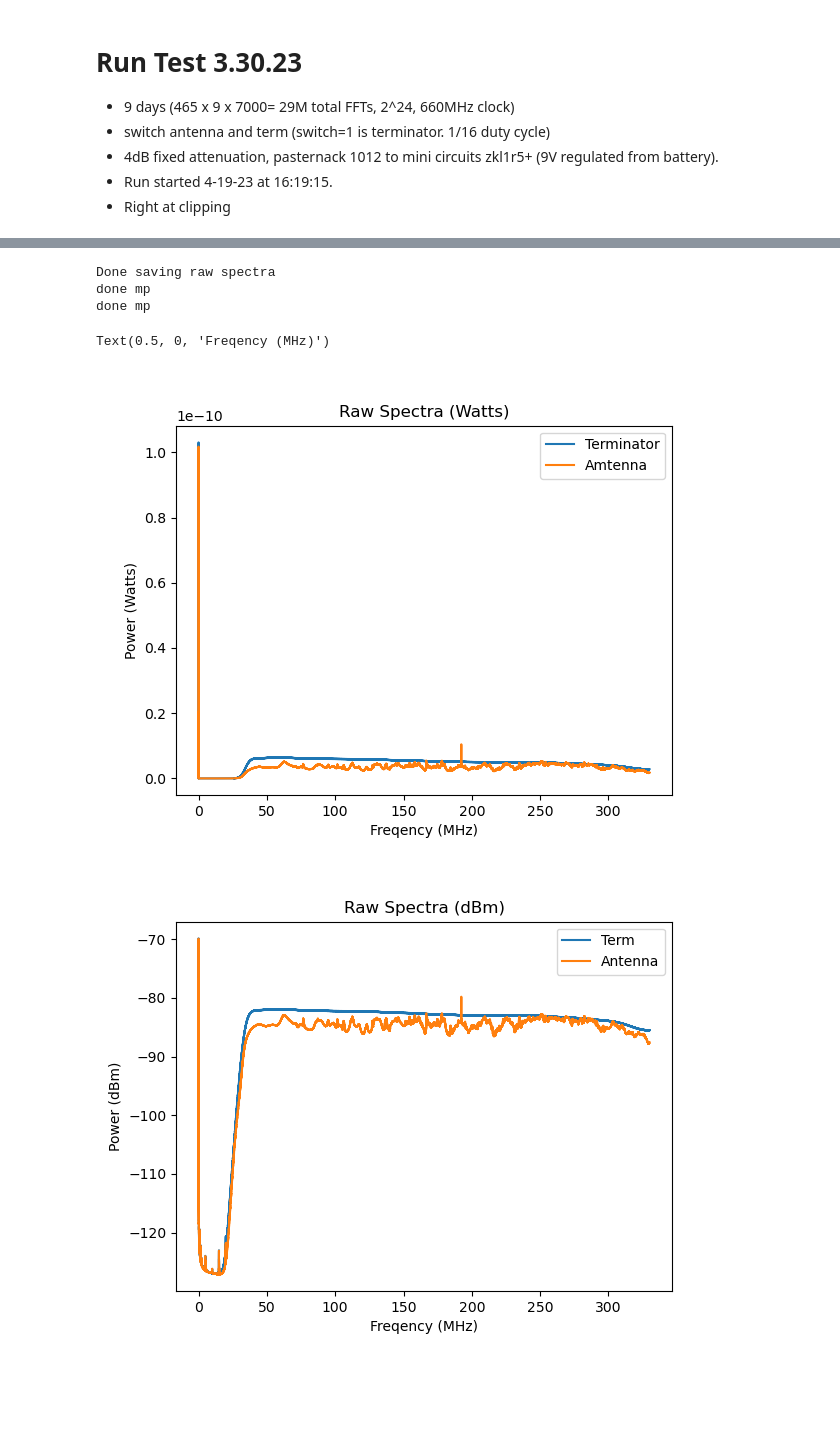
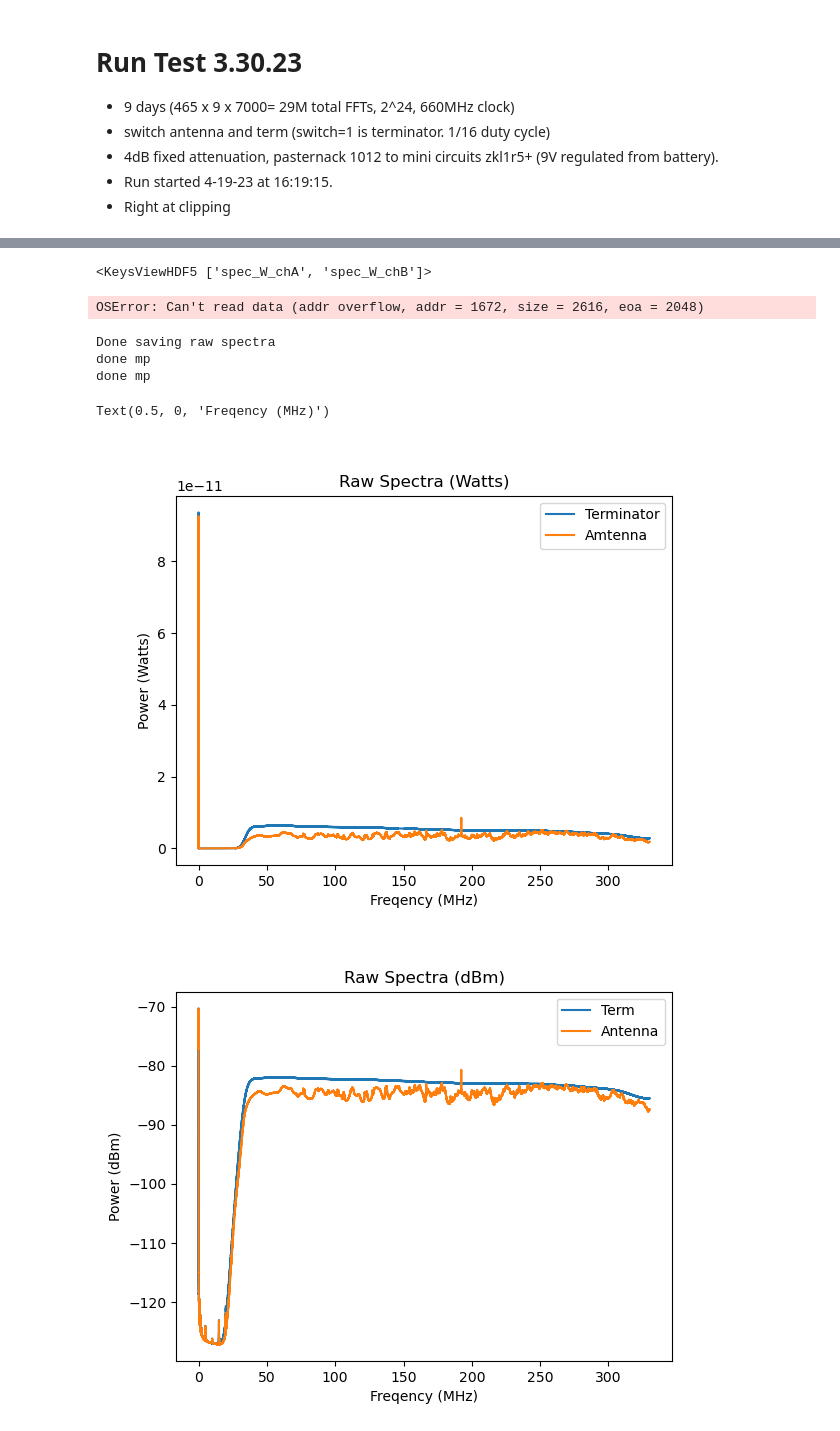
Before and after one commit to josephmlev/darkRadio, a Jupyter notebook: daqAnalysisAndExperiments/run1p3/run1p3_analysis/run1p3_packAvgAllAnalysis.ipynb, the cells around one changed output, grey strips where cells are left out. Saved outputs shown, nothing was run; the diff lists cells and outputs as text; code cells hidden in the pictures; blank space fills up the shorter version.

```diff
--- a/daqAnalysisAndExperiments/run1p3/run1p3_analysis/run1p3_packAvgAllAnalysis.ipynb
+++ b/daqAnalysisAndExperiments/run1p3/run1p3_analysis/run1p3_packAvgAllAnalysis.ipynb
@@ -216,3 +297,12 @@ plt.plot(10*np.log10(antSpec*1000))
+# %%
+f               = h5py.File(dataDir + fileName, 'r')
+print(f.keys())
+print(f['spec_W_chA'][0,:])
+
+f.close()
+# %% [output]
+<KeysViewHDF5 ['spec_W_chA', 'spec_W_chB']>
+OSError: Can't read data (addr overflow, addr = 1672, size = 2616, eoa = 2048)
 # %%
 #Average and save spectra
 
@@ -220,7 +310,7 @@ plt.plot(10*np.log10(antSpec*1000))
 fileName        = 'packedh5.hdf5'
 
 
-f               = h5py.File(dataDir + fileName, 'r')
+
 
 def avgSpecFromPacked(avgIdxs, specStr):
     sum = np.zeros(2**23+1)
@@ -247,26 +337,28 @@ def rollingMadLim(spec,
 
 #Average, filter and save
 if 0:
-    antIdxs     = range(0, totalAcqs-1, 2)[0:-1]
-    termIdxs    = range(1, totalAcqs-1, 2)
-    #avgAntSpec  = avgSpecFromPacked(antIdx, 'spec_W_chB')
-    #avgVetoSpec  = avgSpecFromPacked(antIdx, 'spec_W_chA')
-    #avgTermSpec = avgSpecFromPacked(termIdx, 'spec_W_chB')
+    f               = h5py.File(dataDir + fileName, 'r')
 
-    np.save('./avgSpecs_gitignore/avgAntSpec_W_9e6FFTs_4_22_23', avgAntSpec)
-    np.save('./avgSpecs_gitignore/avgVetoSpec_W_9e6FFTs_4_22_23', avgVetoSpec)
-    np.save('./avgSpecs_gitignore/avgTermSpec_W_6p5e5FFTs_4_22_23', avgTermSpec)
+    #antIdxs     = range(0, totalAcqs-1, 2)[0:-1]
+    #termIdxs    = range(1, totalAcqs-1, 2)
+    avgAntSpec  = avgSpecFromPacked(antIdx, 'spec_W_chB')
+    avgVetoSpec  = avgSpecFromPacked(antIdx, 'spec_W_chA')
+    avgTermSpec = avgSpecFromPacked(termIdx, 'spec_W_chB')
+
+    np.save('./avgSpecs_gitignore/avgAntSpec_W_12e6FFTs_4_24_23', avgAntSpec)
+    np.save('./avgSpecs_gitignore/avgVetoSpec_W_12e6FFTs_4_24_23', avgVetoSpec)
+    np.save('./avgSpecs_gitignore/avgTermSpec_W_8e5FFTs_4_24_23', avgTermSpec)
     print('Done saving raw spectra')
 
     #filter/rolling mad limit and save
     antRollingMadLim, antFilt, Sigma, order, fc_numBins     = rollingMadLim(avgAntSpec)
     termRollingMadLim, termFilt, nSigma, order, fc_numBins   = rollingMadLim(avgTermSpec)
 
-    np.save(f'./avgSpecs_gitignore/antRollingMadLim_W_9p6e6FFTs_nSigma{nSigma}_order{order}_fc{fc_numBins}_4_22_23', antRollingMadLim)
-    np.save(f'./avgSpecs_gitignore/termRollingMadLim_W_6p5e5FFTs_nSigma{nSigma}_order{order}_fc{fc_numBins}_4_22_23', termRollingMadLim)
+    np.save(f'./avgSpecs_gitignore/antRollingMadLim_W_12p6e6FFTs_nSigma{nSigma}_order{order}_fc{fc_numBins}_4_24_23', antRollingMadLim)
+    np.save(f'./avgSpecs_gitignore/termRollingMadLim_W_8e5FFTs_nSigma{nSigma}_order{order}_fc{fc_numBins}_4_24_23', termRollingMadLim)
 
-    np.save(f'./avgSpecs_gitignore/antFilt_W_9p6e6FFTs_nSigma{nSigma}_order{order}_fc{fc_numBins}_4_22_23', antFilt)
-    np.save(f'./avgSpecs_gitignore/termFilt_W_6p5e5FFTs_nSigma{nSigma}_order{order}_fc{fc_numBins}_4_22_23', termFilt)
+    np.save(f'./avgSpecs_gitignore/antFilt_W_12e6FFTs_nSigma{nSigma}_order{order}_fc{fc_numBins}_4_24_23', antFilt)
+    np.save(f'./avgSpecs_gitignore/termFilt_W_8e5FFTs_nSigma{nSigma}_order{order}_fc{fc_numBins}_4_24_23', termFilt)
 
     f.close()
 # %% [output]
@@ -280,50 +372,50 @@ nSigma      = 6
 order       = 1
 fc_numBins  = 100
 
-avgAntSpec          = np.load('./avgSpecs_gitignore/avgAntSpec_W_9e6FFTs_4_22_23.npy', allow_pickle=True)
-avgTermSpec         = np.load('./avgSpecs_gitignore/avgTermSpec_W_6p5e5FFTs_4_22_23.npy', allow_pickle=True)
-avgVetoSpec         = np.load('./avgSpecs_gitignore/avgVetoSpec_W_9e6FFTs_4_22_23.npy', allow_pickle=True)
+avgAntSpec          = np.load('./avgSpecs_gitignore/avgAntSpec_W_12e6FFTs_4_24_23.npy', allow_pickle=True)
+avgTermSpec         = np.load('./avgSpecs_gitignore/avgTermSpec_W_8e5FFTs_4_24_23.npy', allow_pickle=True)
+avgVetoSpec         = np.load('./avgSpecs_gitignore/avgVetoSpec_W_12e6FFTs_4_24_23.npy', allow_pickle=True)
 
-filtAntSpec         = np.load(f'./avgSpecs_gitignore/antFilt_W_9p6e6FFTs_nSigma1_order{order}_fc{fc_numBins}_4_22_23.npy',
+filtAntSpec         = np.load(f'./avgSpecs_gitignore/antFilt_W_12e6FFTs_nSigma1_order{order}_fc{fc_numBins}_4_24_23.npy',
     allow_pickle=True
 )
-filtTermSpec        = np.load(f'./avgSpecs_gitignore/termFilt_W_6p5e5FFTs_nSigma1_order{order}_fc{fc_numBins}_4_22_23.npy',
+filtTermSpec        = np.load(f'./avgSpecs_gitignore/termFilt_W_8e5FFTs_nSigma1_order{order}_fc{fc_numBins}_4_24_23.npy',
     allow_pickle=True
 )
-termRollingMadLim   = nSigma * np.load(f'./avgSpecs_gitignore/termRollingMadLim_W_6p5e5FFTs_nSigma1_order{order}_fc{fc_numBins}_4_22_23.npy',
+termRollingMadLim   = nSigma * np.load(f'./avgSpecs_gitignore/termRollingMadLim_W_8e5FFTs_nSigma1_order{order}_fc{fc_numBins}_4_24_23.npy',
     allow_pickle=True
 )
-antRollingMadLim   = nSigma * np.load(f'./avgSpecs_gitignore/antRollingMadLim_W_9p6e6FFTs_nSigma1_order{order}_fc{fc_numBins}_4_22_23.npy',
+antRollingMadLim   = nSigma * np.load(f'./avgSpecs_gitignore/antRollingMadLim_W_12p6e6FFTs_nSigma1_order{order}_fc{fc_numBins}_4_24_23.npy',
     allow_pickle=True
 )
 
 
 #plot raw spectra
 freqs       = np.linspace(0, 330e6, 2**23, dtype=np.float64)
 
 plt.close('all')
 
 plt.title('Raw Spectra (Watts)')
 plt.plot(freqs/1e6, avgTermSpec[1:], label = 'Terminator')
 plt.plot(freqs/1e6, avgAntSpec[1:], label = 'Amtenna')
 plt.ylabel('Power (Watts)')
 plt.xlabel('Freqency (MHz)')
 plt.legend(loc = 'upper right')
 
 plt.figure()
 plt.title('Raw Spectra (dBm)')
 plt.plot(freqs/1e6, 10*np.log10(avgTermSpec[1:]*1000), label = 'Term')
 plt.plot(freqs/1e6, 10*np.log10(avgAntSpec[1:]*1000), label = 'Antenna')
 plt.ylabel('Power (dBm)')
 plt.xlabel('Freqency (MHz)')
 plt.legend(loc = 'upper right')
 
 plt.figure()
 plt.title('Veto Spectrum (dBm)')
 plt.plot(freqs/1e6, 10*np.log10(avgVetoSpec[1:]*1000))
 plt.ylabel('Power (dBm)')
 plt.xlabel('Freqency (MHz)')
 # %% [output]
 Text(0.5, 0, 'Freqency (MHz)')
-[figure, old version]
+[figure, new version]
-[figure, old version]
+[figure, new version]
```
Also changed, not shown: parts of 13 cells of this notebook, 2 other files.
